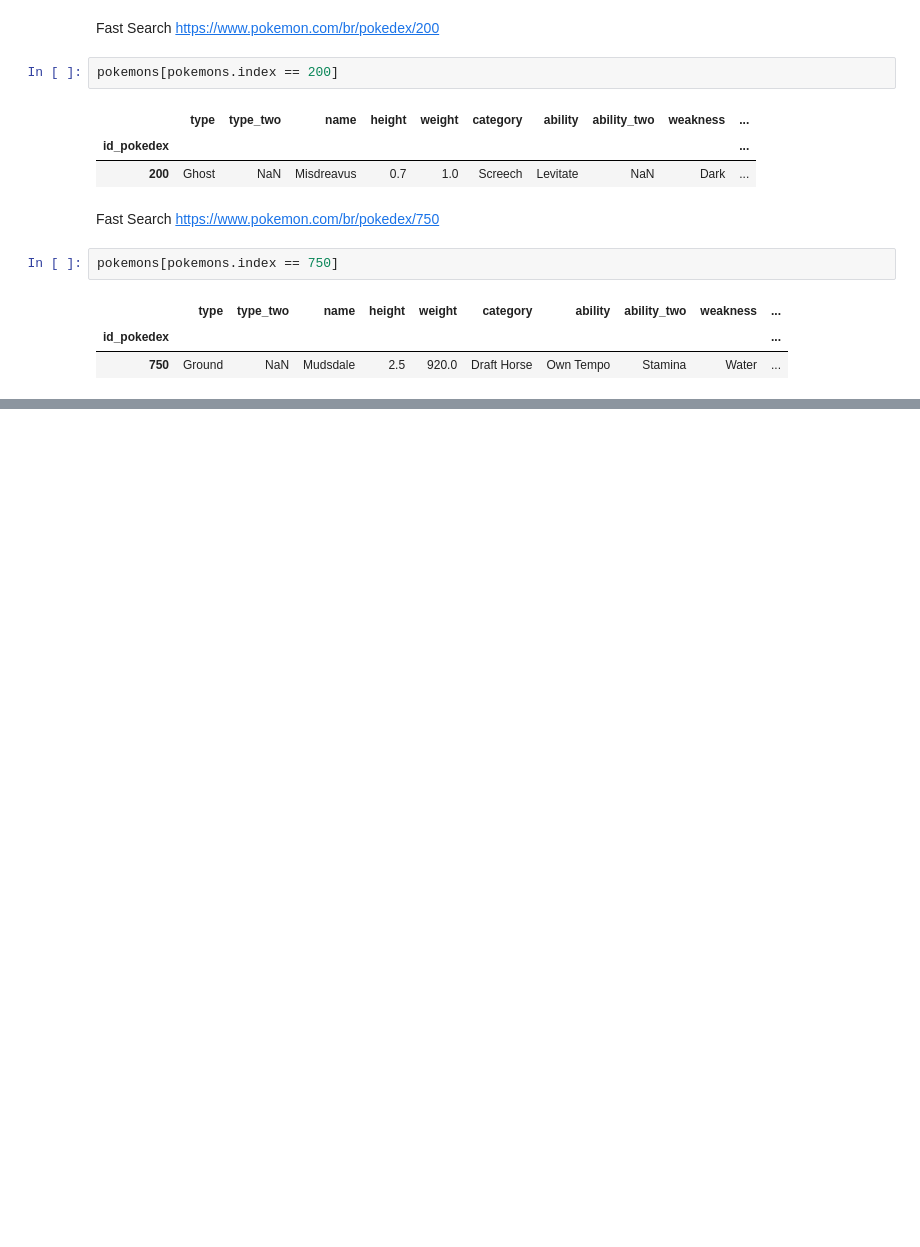
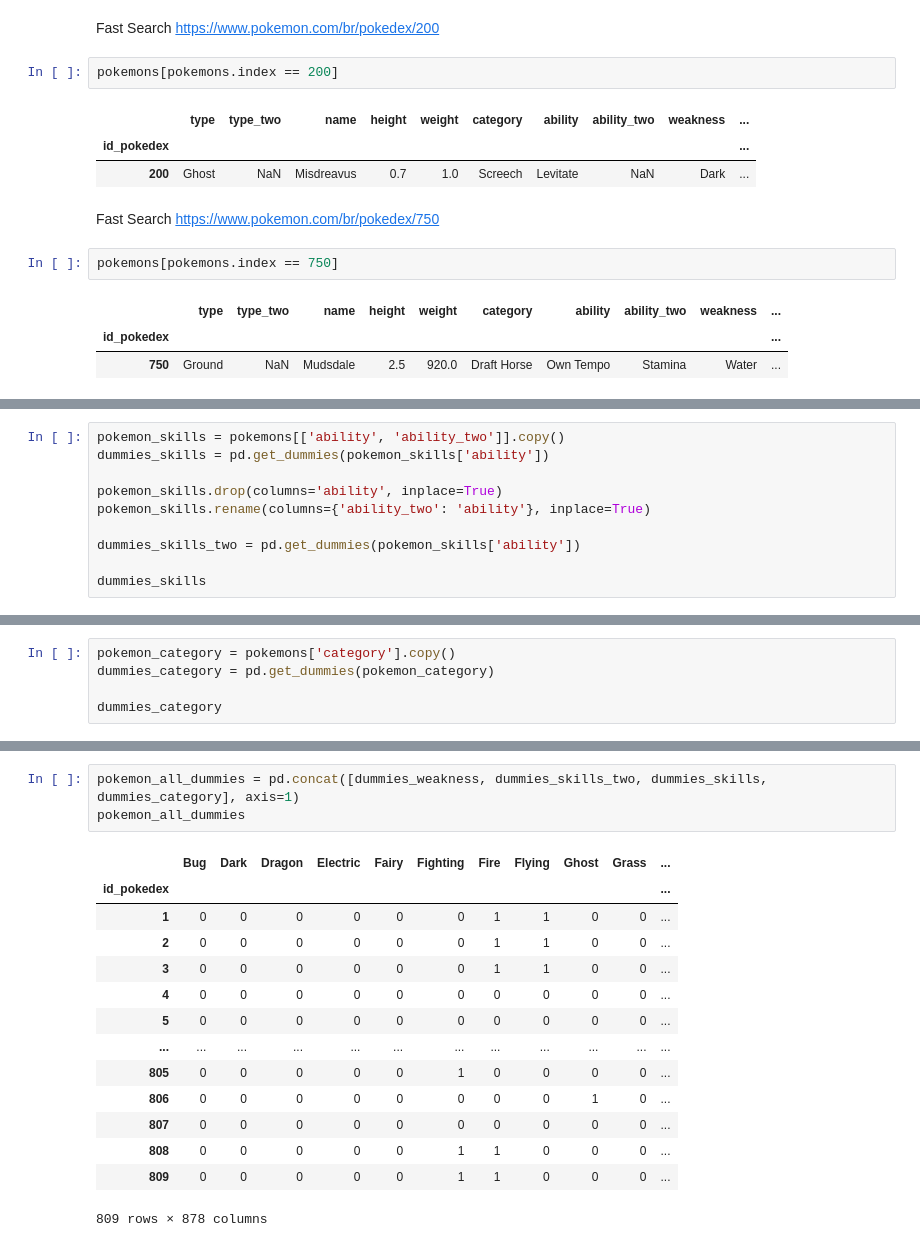
Before and after one commit to Renanrbsc/DataScience, a Jupyter notebook: Machine Learning/DatabasePokemon/ml.ipynb, the cells around one changed output, grey strips where cells are left out. Saved outputs shown, nothing was run; the diff lists cells and outputs as text; blank space fills up the shorter version.

```diff
--- a/Machine Learning/DatabasePokemon/ml.ipynb
+++ b/Machine Learning/DatabasePokemon/ml.ipynb
@@ -196,0 +281,10 @@ pokemons[pokemons.index == 750]
+# %%
+pokemon_skills = pokemons[['ability', 'ability_two']].copy()
+dummies_skills = pd.get_dummies(pokemon_skills['ability'])
+
+pokemon_skills.drop(columns='ability', inplace=True)
+pokemon_skills.rename(columns={'ability_two': 'ability'}, inplace=True)
+
+dummies_skills_two = pd.get_dummies(pokemon_skills['ability'])
+
+dummies_skills
@@ -196,0 +323,5 @@ pokemons[pokemons.index == 750]
+# %%
+pokemon_category = pokemons['category'].copy()
+dummies_category = pd.get_dummies(pokemon_category)
+
+dummies_category
@@ -196,0 +343,18 @@ pokemons[pokemons.index == 750]
+# %%
+pokemon_all_dummies = pd.concat([dummies_weakness, dummies_skills_two, dummies_skills, dummies_category], axis=1)
+pokemon_all_dummies
+# %% [output]
+|  | Bug | Dark | Dragon | Electric | Fairy | Fighting | Fire | Flying | Ghost | Grass | ... |
+| id_pokedex |  |  |  |  |  |  |  |  |  |  | ... |
+| 1 | 0 | 0 | 0 | 0 | 0 | 0 | 1 | 1 | 0 | 0 | ... |
+| 2 | 0 | 0 | 0 | 0 | 0 | 0 | 1 | 1 | 0 | 0 | ... |
+| 3 | 0 | 0 | 0 | 0 | 0 | 0 | 1 | 1 | 0 | 0 | ... |
+| 4 | 0 | 0 | 0 | 0 | 0 | 0 | 0 | 0 | 0 | 0 | ... |
+| 5 | 0 | 0 | 0 | 0 | 0 | 0 | 0 | 0 | 0 | 0 | ... |
+| ... | ... | ... | ... | ... | ... | ... | ... | ... | ... | ... | ... |
+| 805 | 0 | 0 | 0 | 0 | 0 | 1 | 0 | 0 | 0 | 0 | ... |
+| 806 | 0 | 0 | 0 | 0 | 0 | 0 | 0 | 0 | 1 | 0 | ... |
+| 807 | 0 | 0 | 0 | 0 | 0 | 0 | 0 | 0 | 0 | 0 | ... |
+| 808 | 0 | 0 | 0 | 0 | 0 | 1 | 1 | 0 | 0 | 0 | ... |
+| 809 | 0 | 0 | 0 | 0 | 0 | 1 | 1 | 0 | 0 | 0 | ... |
+809 rows × 878 columns
```
Also changed, not shown: parts of 33 cells of this notebook, 2 other files.
